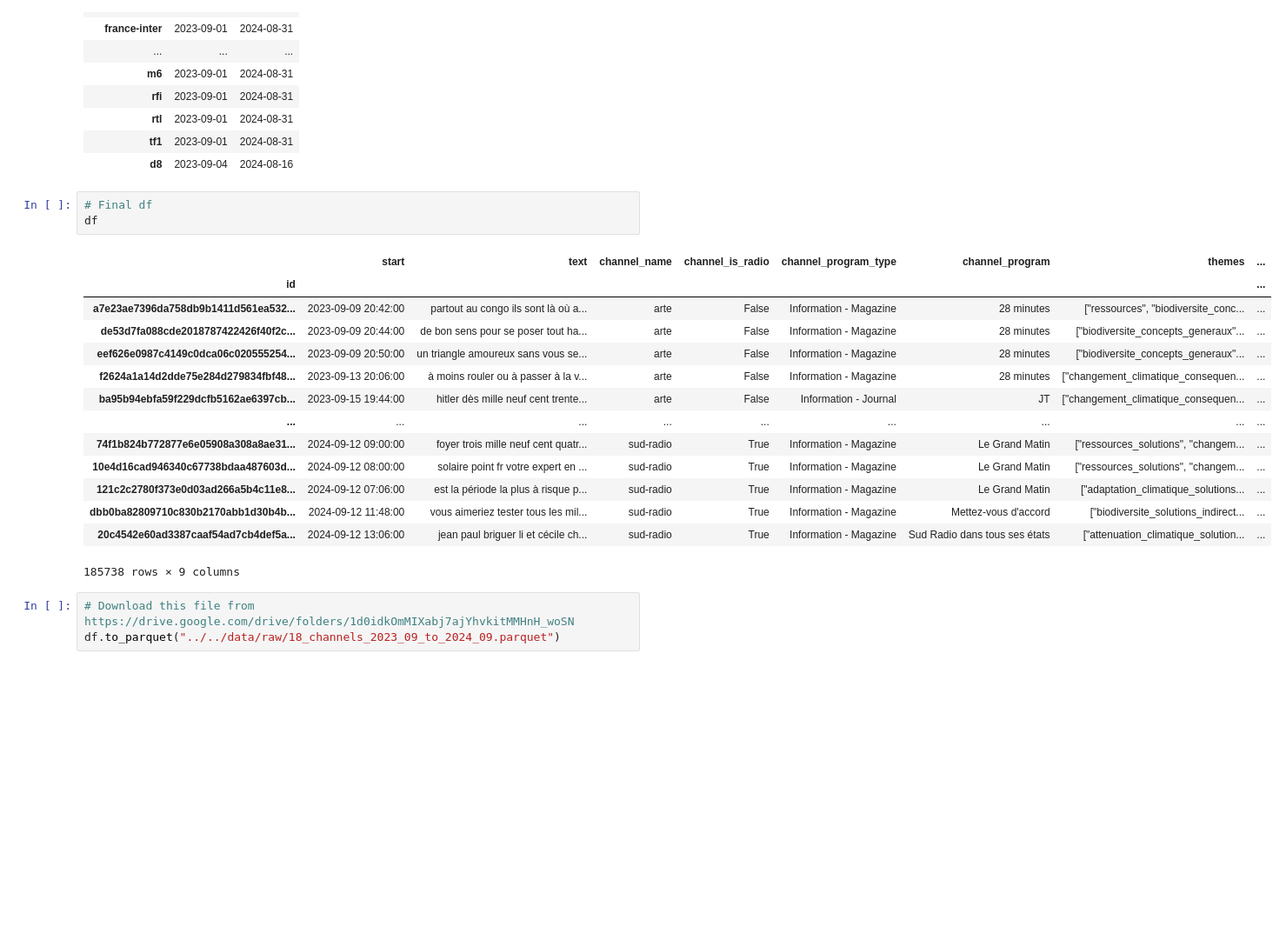
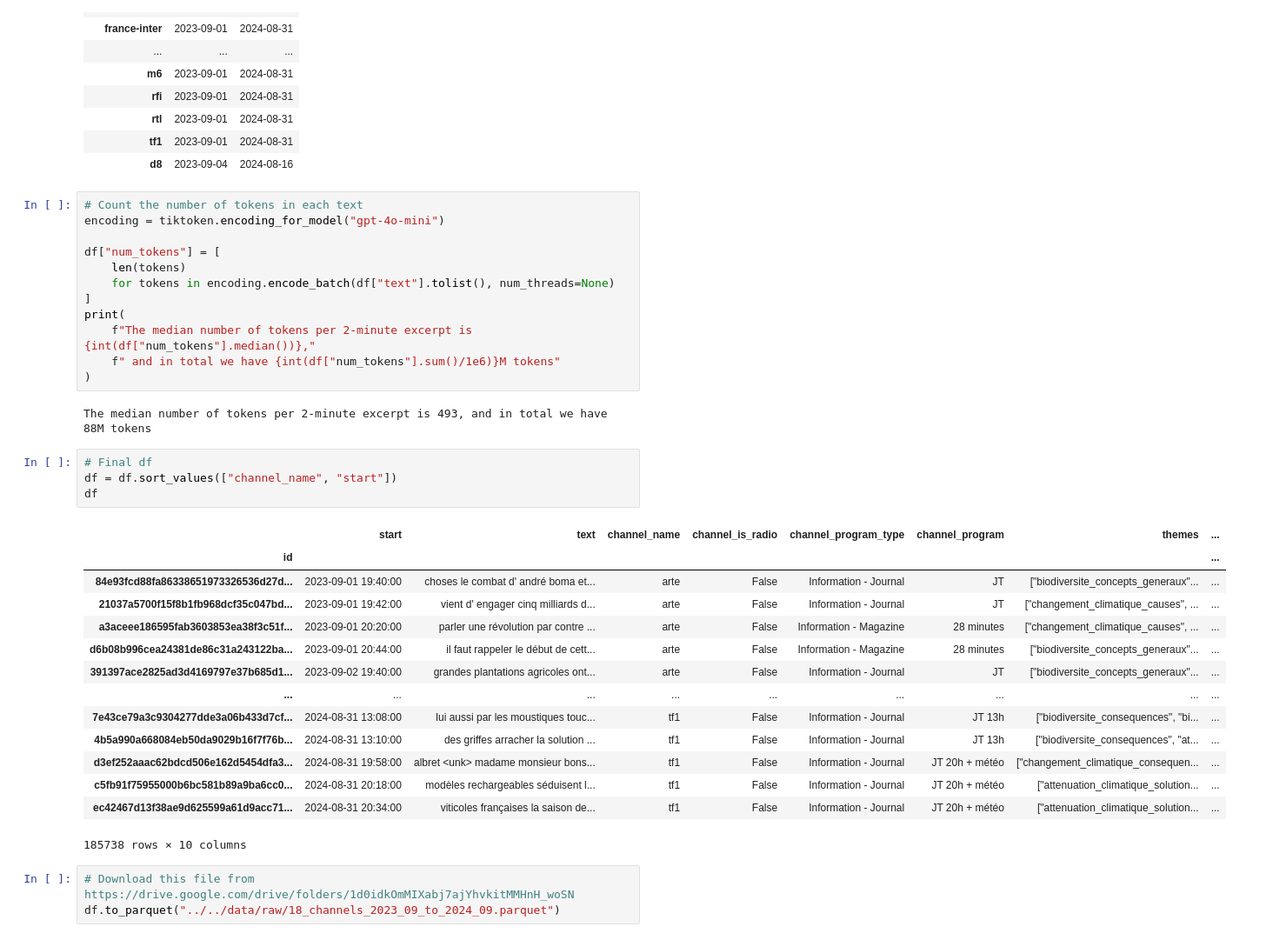
Before and after one commit to dataforgoodfr/climateguard, a Jupyter notebook: notebooks/benchmark/concatenate_mediatree_csv_files.ipynb, the cells around one changed output. Shown at 87% size. Saved outputs shown, nothing was run; the diff lists cells and outputs as text; blank space fills up the shorter version.

Commit message:
Count the number of tokens

```diff
--- a/notebooks/benchmark/concatenate_mediatree_csv_files.ipynb
+++ b/notebooks/benchmark/concatenate_mediatree_csv_files.ipynb
@@ -161,24 +162,39 @@ start_end_dates.sort_values(["min", "max"])
 | rtl | 2023-09-01 | 2024-08-31 |
 | tf1 | 2023-09-01 | 2024-08-31 |
 | d8 | 2023-09-04 | 2024-08-16 |
+# %%
+# Count the number of tokens in each text
+encoding = tiktoken.encoding_for_model("gpt-4o-mini")
+
+df["num_tokens"] = [
+    len(tokens)
+    for tokens in encoding.encode_batch(df["text"].tolist(), num_threads=None)
+]
+print(
+    f"The median number of tokens per 2-minute excerpt is {int(df["num_tokens"].median())},"
+    f" and in total we have {int(df["num_tokens"].sum()/1e6)}M tokens"
+)
+# %% [output]
+The median number of tokens per 2-minute excerpt is 493, and in total we have 88M tokens
 # %%
 # Final df
+df = df.sort_values(["channel_name", "start"])
 df
 # %% [output]
 |  | start | text | channel_name | channel_is_radio | channel_program_type | channel_program | themes | ... |
 | id |  |  |  |  |  |  |  | ... |
-| a7e23ae7396da758db9b1411d561ea532... | 2023-09-09 20:42:00 | partout au congo ils sont là où a... | arte | False | Information - Magazine | 28 minutes | ["ressources", "biodiversite_conc... | ... |
-| de53d7fa088cde2018787422426f40f2c... | 2023-09-09 20:44:00 | de bon sens pour se poser tout ha... | arte | False | Information - Magazine | 28 minutes | ["biodiversite_concepts_generaux"... | ... |
-| eef626e0987c4149c0dca06c020555254... | 2023-09-09 20:50:00 | un triangle amoureux sans vous se... | arte | False | Information - Magazine | 28 minutes | ["biodiversite_concepts_generaux"... | ... |
-| f2624a1a14d2dde75e284d279834fbf48... | 2023-09-13 20:06:00 | à moins rouler ou à passer à la v... | arte | False | Information - Magazine | 28 minutes | ["changement_climatique_consequen... | ... |
-| ba95b94ebfa59f229dcfb5162ae6397cb... | 2023-09-15 19:44:00 | hitler dès mille neuf cent trente... | arte | False | Information - Journal | JT | ["changement_climatique_consequen... | ... |
+| 84e93fcd88fa86338651973326536d27d... | 2023-09-01 19:40:00 | choses le combat d' andré boma et... | arte | False | Information - Journal | JT | ["biodiversite_concepts_generaux"... | ... |
+| 21037a5700f15f8b1fb968dcf35c047bd... | 2023-09-01 19:42:00 | vient d' engager cinq milliards d... | arte | False | Information - Journal | JT | ["changement_climatique_causes", ... | ... |
+| a3aceee186595fab3603853ea38f3c51f... | 2023-09-01 20:20:00 | parler une révolution par contre ... | arte | False | Information - Magazine | 28 minutes | ["changement_climatique_causes", ... | ... |
+| d6b08b996cea24381de86c31a243122ba... | 2023-09-01 20:44:00 | il faut rappeler le début de cett... | arte | False | Information - Magazine | 28 minutes | ["biodiversite_concepts_generaux"... | ... |
+| 391397ace2825ad3d4169797e37b685d1... | 2023-09-02 19:40:00 | grandes plantations agricoles ont... | arte | False | Information - Journal | JT | ["biodiversite_concepts_generaux"... | ... |
 | ... | ... | ... | ... | ... | ... | ... | ... | ... |
-| 74f1b824b772877e6e05908a308a8ae31... | 2024-09-12 09:00:00 | foyer trois mille neuf cent quatr... | sud-radio | True | Information - Magazine | Le Grand Matin | ["ressources_solutions", "changem... | ... |
-| 10e4d16cad946340c67738bdaa487603d... | 2024-09-12 08:00:00 | solaire point fr votre expert en ... | sud-radio | True | Information - Magazine | Le Grand Matin | ["ressources_solutions", "changem... | ... |
-| 121c2c2780f373e0d03ad266a5b4c11e8... | 2024-09-12 07:06:00 | est la période la plus à risque p... | sud-radio | True | Information - Magazine | Le Grand Matin | ["adaptation_climatique_solutions... | ... |
-| dbb0ba82809710c830b2170abb1d30b4b... | 2024-09-12 11:48:00 | vous aimeriez tester tous les mil... | sud-radio | True | Information - Magazine | Mettez-vous d'accord | ["biodiversite_solutions_indirect... | ... |
-| 20c4542e60ad3387caaf54ad7cb4def5a... | 2024-09-12 13:06:00 | jean paul briguer li et cécile ch... | sud-radio | True | Information - Magazine | Sud Radio dans tous ses états | ["attenuation_climatique_solution... | ... |
+| 7e43ce79a3c9304277dde3a06b433d7cf... | 2024-08-31 13:08:00 | lui aussi par les moustiques touc... | tf1 | False | Information - Journal | JT 13h | ["biodiversite_consequences", "bi... | ... |
+| 4b5a990a668084eb50da9029b16f7f76b... | 2024-08-31 13:10:00 | des griffes arracher la solution ... | tf1 | False | Information - Journal | JT 13h | ["biodiversite_consequences", "at... | ... |
+| d3ef252aaac62bdcd506e162d5454dfa3... | 2024-08-31 19:58:00 | albret <unk> madame monsieur bons... | tf1 | False | Information - Journal | JT 20h + météo | ["changement_climatique_consequen... | ... |
+| c5fb91f75955000b6bc581b89a9ba6cc0... | 2024-08-31 20:18:00 | modèles rechargeables séduisent l... | tf1 | False | Information - Journal | JT 20h + météo | ["attenuation_climatique_solution... | ... |
+| ec42467d13f38ae9d625599a61d9acc71... | 2024-08-31 20:34:00 | viticoles françaises la saison de... | tf1 | False | Information - Journal | JT 20h + météo | ["attenuation_climatique_solution... | ... |
-185738 rows × 9 columns
+185738 rows × 10 columns
 # %%
 # Download this file from https://drive.google.com/drive/folders/1d0idkOmMIXabj7ajYhvkitMMHnH_woSN
 df.to_parquet("../../data/raw/18_channels_2023_09_to_2024_09.parquet")
```
Also changed, not shown: parts of 1 cell of this notebook, 2 other files.
